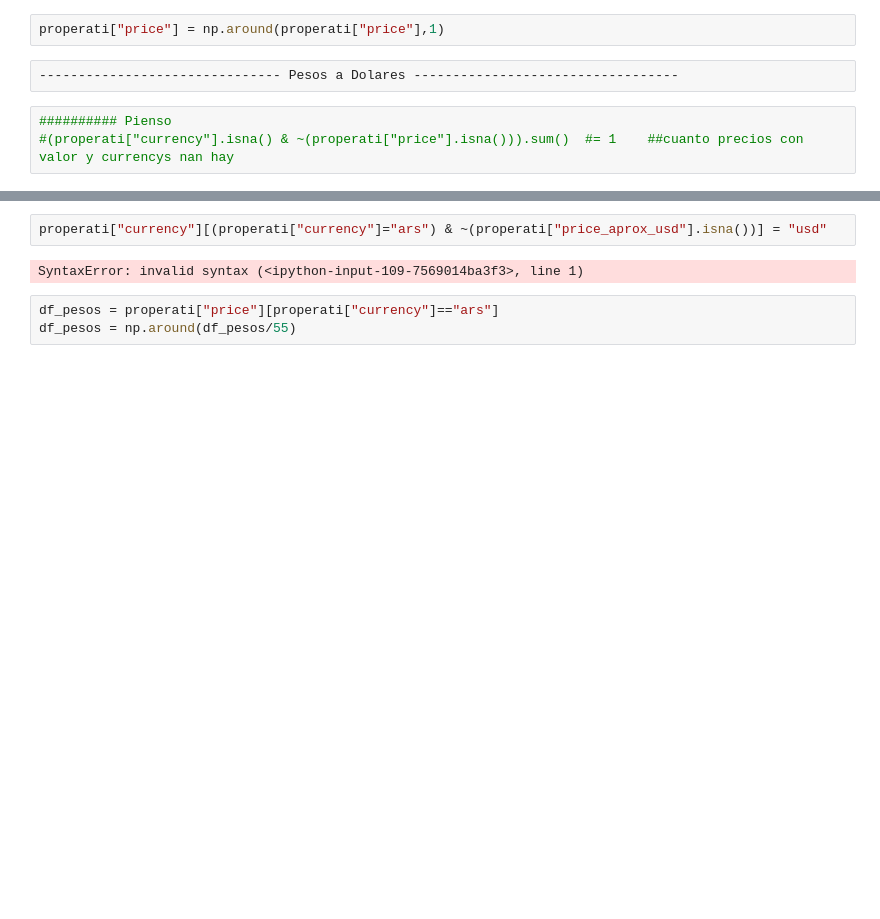
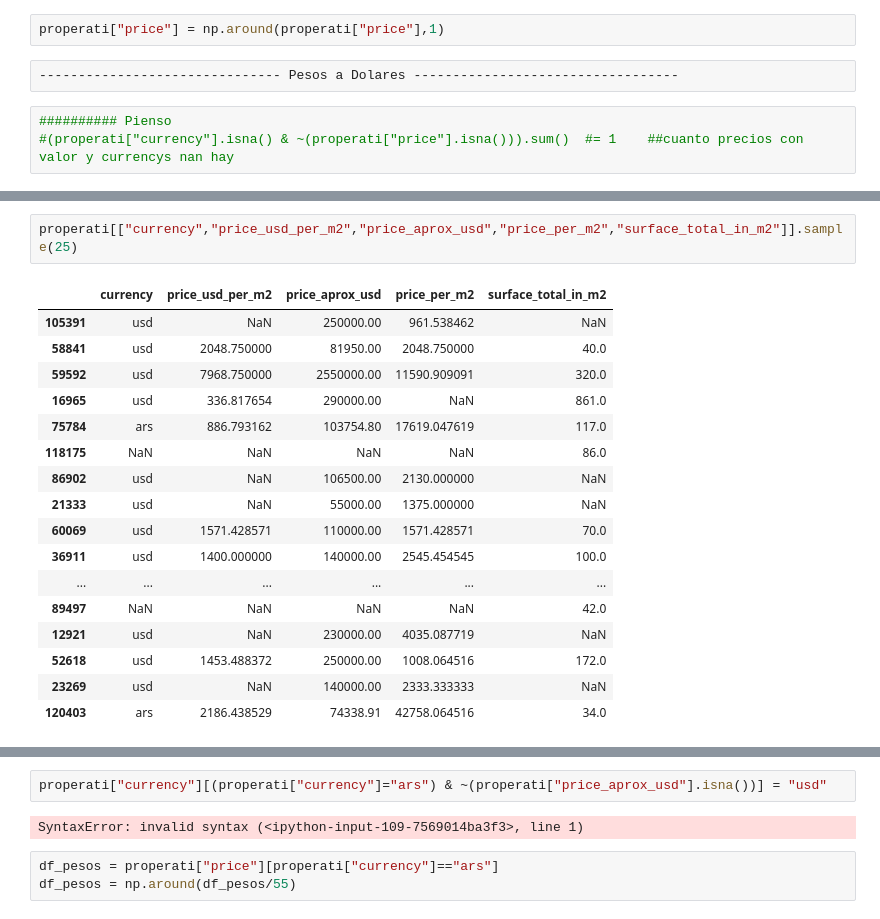
Before and after one commit to krisescobedo/Challenge-one, a Jupyter notebook: Data wrangling.ipynb, the cells around one changed output, grey strips where cells are left out. Cells and saved outputs as stored; diff of their text form; blank space fills up the shorter version.

```diff
--- a/Data wrangling.ipynb
+++ b/Data wrangling.ipynb
@@ -102,0 +171,20 @@ properati["price"] = np.around(properati["price"],1)
+# %%
+properati[["currency","price_usd_per_m2","price_aprox_usd","price_per_m2","surface_total_in_m2"]].sample(25)
+# %% [output]
+|  | currency | price_usd_per_m2 | price_aprox_usd | price_per_m2 | surface_total_in_m2 |
+| 105391 | usd | NaN | 250000.00 | 961.538462 | NaN |
+| 58841 | usd | 2048.750000 | 81950.00 | 2048.750000 | 40.0 |
+| 59592 | usd | 7968.750000 | 2550000.00 | 11590.909091 | 320.0 |
+| 16965 | usd | 336.817654 | 290000.00 | NaN | 861.0 |
+| 75784 | ars | 886.793162 | 103754.80 | 17619.047619 | 117.0 |
+| 118175 | NaN | NaN | NaN | NaN | 86.0 |
+| 86902 | usd | NaN | 106500.00 | 2130.000000 | NaN |
+| 21333 | usd | NaN | 55000.00 | 1375.000000 | NaN |
+| 60069 | usd | 1571.428571 | 110000.00 | 1571.428571 | 70.0 |
+| 36911 | usd | 1400.000000 | 140000.00 | 2545.454545 | 100.0 |
+| ... | ... | ... | ... | ... | ... |
+| 89497 | NaN | NaN | NaN | NaN | 42.0 |
+| 12921 | usd | NaN | 230000.00 | 4035.087719 | NaN |
+| 52618 | usd | 1453.488372 | 250000.00 | 1008.064516 | 172.0 |
+| 23269 | usd | NaN | 140000.00 | 2333.333333 | NaN |
+| 120403 | ars | 2186.438529 | 74338.91 | 42758.064516 | 34.0 |
```
Also changed, not shown: parts of 24 cells of this notebook.
